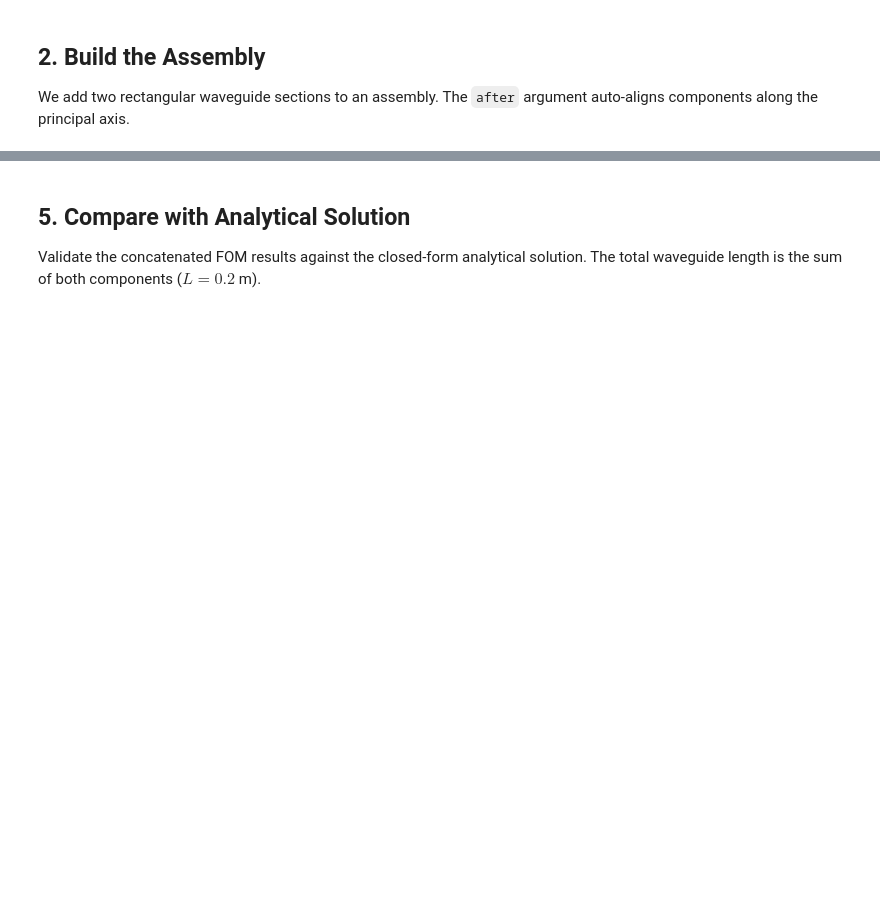
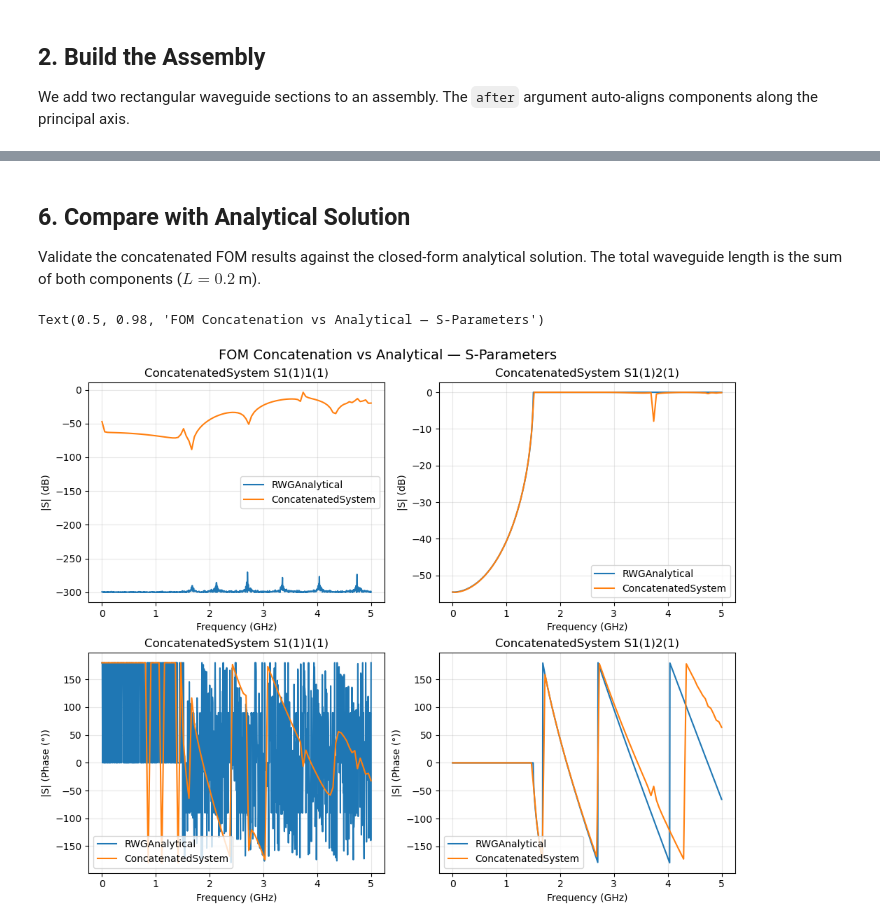
Before and after one commit to Dark-Elektron/cavsim3d, a Jupyter notebook: docs/tutorials/pathway3_fom_concatenation.ipynb, the cells around one changed output, grey strips where cells are left out. Saved outputs shown, nothing was run; the diff lists cells and outputs as text; code cells hidden in the pictures; blank space fills up the shorter version.

```diff
--- a/docs/tutorials/pathway3_fom_concatenation.ipynb
+++ b/docs/tutorials/pathway3_fom_concatenation.ipynb
@@ -101,33 +161,36 @@ fig.suptitle('FOM Concatenation — S-Parameters', fontsize=14)
 # %% [markdown]
-## 5. Compare with Analytical Solution
+## 6. Compare with Analytical Solution
 
 Validate the concatenated FOM results against the closed-form analytical solution.
 The total waveguide length is the sum of both components ($L = 0.2$ m).
 # %%
 from cavsim3d.analytical.rectangular_waveguide import RWGAnalytical
 
 # Create analytical model with total length
 analytical = RWGAnalytical(
     a=0.1, L=0.2,
     freq_range=(fom_config['fmin'], fom_config['fmax'])
 )
 
 # Plot comparison: FOM Concatenation vs Analytical
 which = [['1(1)1(1)'], ['1(1)2(1)']]
 
 fig, axs = plt.subplot_mosaic(
     [[1, 2], [3, 4]], figsize=(10, 8), layout='constrained'
 )
 
 for idx, wh in enumerate(which):
     # Magnitude
     analytical.plot_s(wh, ax=axs[idx + 1])
-    proj.fds.foms.plot_s(wh, ax=axs[idx + 1])
+    concat.plot_s(wh, ax=axs[idx + 1])
     # Phase
     analytical.plot_s(wh, plot_type='phase', ax=axs[idx + 3])
-    proj.fds.foms.plot_s(wh, plot_type='phase', ax=axs[idx + 3])
+    concat.plot_s(wh, plot_type='phase', ax=axs[idx + 3])
 
 fig.suptitle('FOM Concatenation vs Analytical — S-Parameters', fontsize=14)
+# %% [output]
+Text(0.5, 0.98, 'FOM Concatenation vs Analytical — S-Parameters')
+[figure, added]
 # %% [markdown]
 ## Summary
 
```
Also changed, not shown: parts of 11 cells of this notebook, 13 other files.
